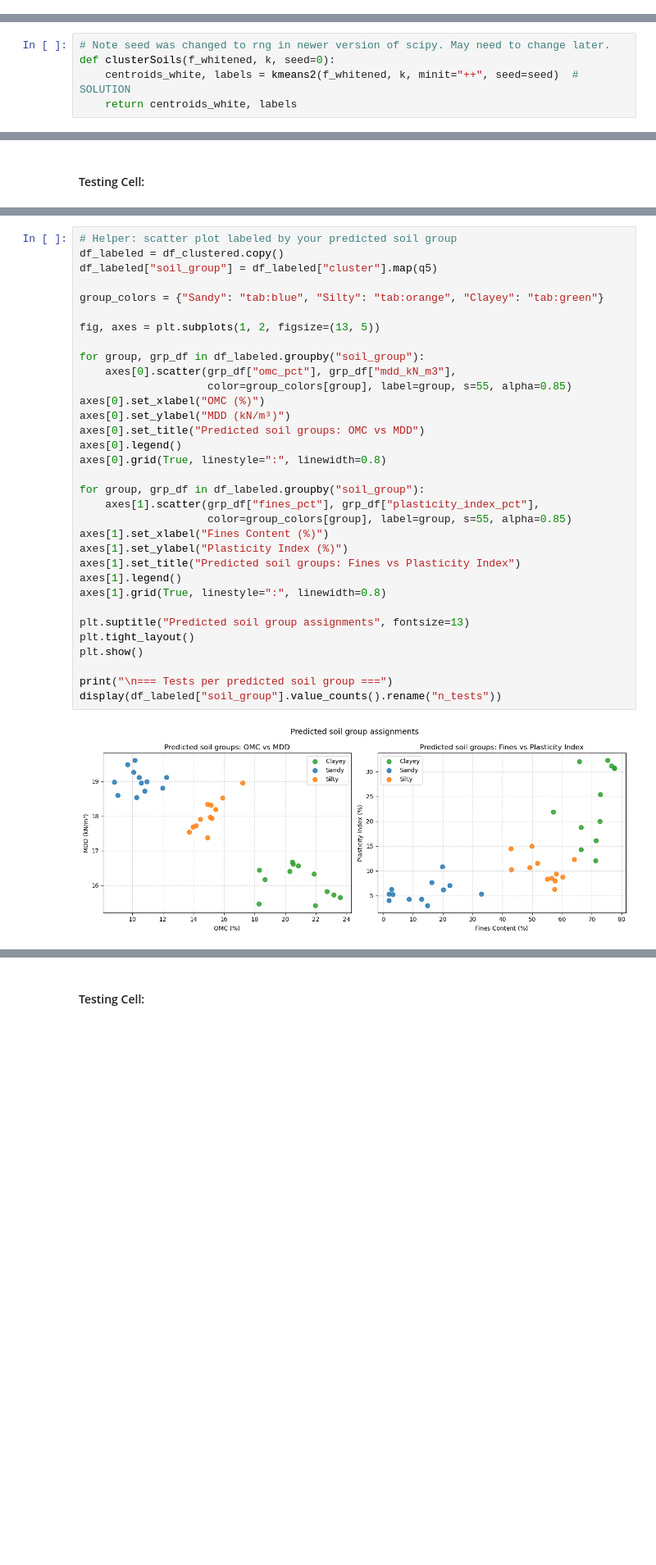
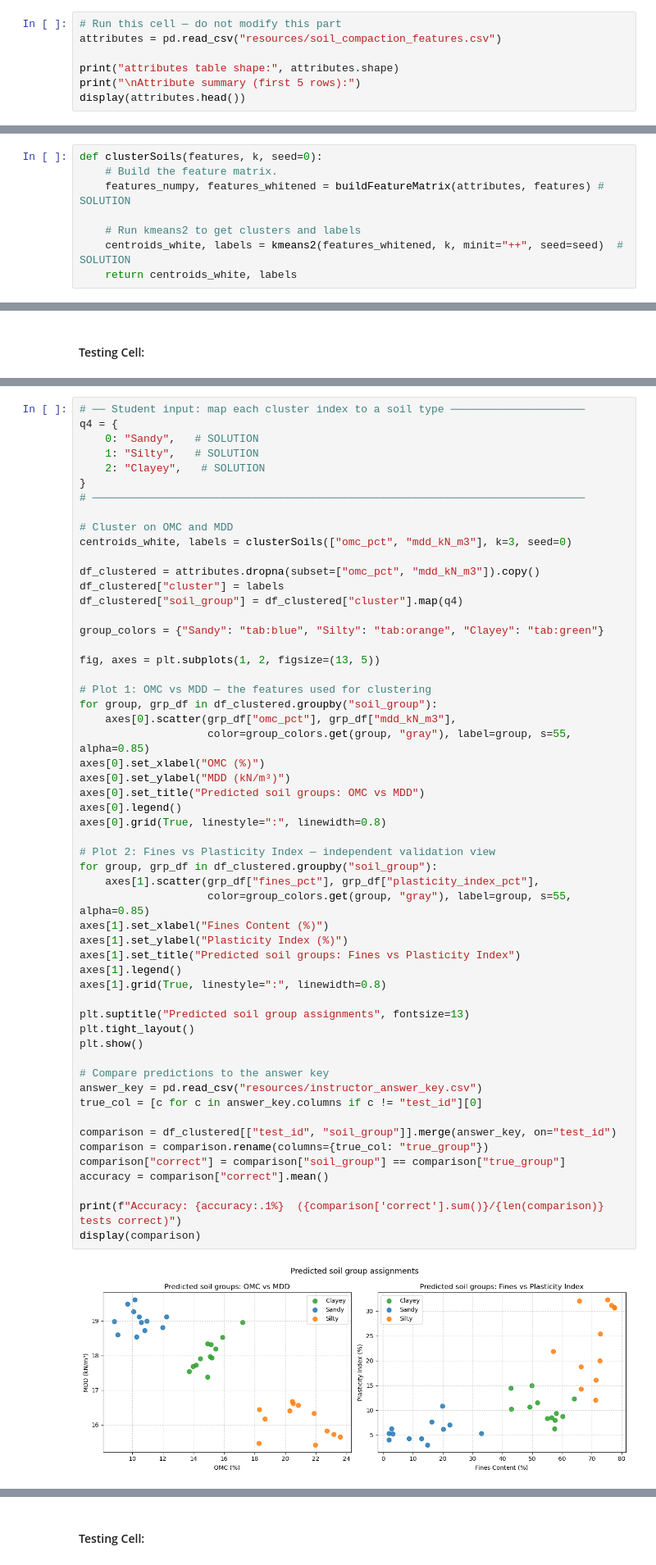
Before and after one commit to alexfrantzis77/gercode, a Jupyter notebook: geotech_kmeans_homework_package/dist/autograder/geotech_kmeans_homework.ipynb, the cells around one changed output, grey strips where cells are left out. Shown at 82% size. Cells and saved outputs as stored; diff of their text form; blank space fills up the shorter version.

```diff
--- a/geotech_kmeans_homework_package/dist/autograder/geotech_kmeans_homework.ipynb
+++ b/geotech_kmeans_homework_package/dist/autograder/geotech_kmeans_homework.ipynb
@@ -279,0 +270,7 @@ grader.check("q2")
+# %%
+# Run this cell — do not modify this part
+attributes = pd.read_csv("resources/soil_compaction_features.csv")
+
+print("attributes table shape:", attributes.shape)
+print("\nAttribute summary (first 5 rows):")
+display(attributes.head())
@@ -414,6 +349,9 @@ Write a function named `clusterSoils` that applies `kmeans2` to a whitened featu
 # %%
-# Note seed was changed to rng in newer version of scipy. May need to change later.
-def clusterSoils(f_whitened, k, seed=0):
-    centroids_white, labels = kmeans2(f_whitened, k, minit="++", seed=seed)  # SOLUTION
+def clusterSoils(features, k, seed=0):
+    # Build the feature matrix.
+    features_numpy, features_whitened = buildFeatureMatrix(attributes, features) # SOLUTION
+
+    # Run kmeans2 to get clusters and labels
+    centroids_white, labels = kmeans2(features_whitened, k, minit="++", seed=seed)  # SOLUTION
     return centroids_white, labels
 # %% [markdown]
@@ -555,35 +444,57 @@ Once you have filled in `q5`, run the helper cell below to see your predicted so
 # %%
-# Helper: scatter plot labeled by your predicted soil group
-df_labeled = df_clustered.copy()
-df_labeled["soil_group"] = df_labeled["cluster"].map(q5)
+# ── Student input: map each cluster index to a soil type ─────────────────────
+q4 = {
+    0: "Sandy",   # SOLUTION
+    1: "Silty",   # SOLUTION
+    2: "Clayey",   # SOLUTION
+}
+# ─────────────────────────────────────────────────────────────────────────────
+
+# Cluster on OMC and MDD
+centroids_white, labels = clusterSoils(["omc_pct", "mdd_kN_m3"], k=3, seed=0)
+
+df_clustered = attributes.dropna(subset=["omc_pct", "mdd_kN_m3"]).copy()
+df_clustered["cluster"] = labels
+df_clustered["soil_group"] = df_clustered["cluster"].map(q4)
 
 group_colors = {"Sandy": "tab:blue", "Silty": "tab:orange", "Clayey": "tab:green"}
 
 fig, axes = plt.subplots(1, 2, figsize=(13, 5))
 
-for group, grp_df in df_labeled.groupby("soil_group"):
+# Plot 1: OMC vs MDD — the features used for clustering
+for group, grp_df in df_clustered.groupby("soil_group"):
     axes[0].scatter(grp_df["omc_pct"], grp_df["mdd_kN_m3"],
-                    color=group_colors[group], label=group, s=55, alpha=0.85)
+                    color=group_colors.get(group, "gray"), label=group, s=55, alpha=0.85)
 axes[0].set_xlabel("OMC (%)")
 axes[0].set_ylabel("MDD (kN/m³)")
 axes[0].set_title("Predicted soil groups: OMC vs MDD")
 axes[0].legend()
 axes[0].grid(True, linestyle=":", linewidth=0.8)
 
-for group, grp_df in df_labeled.groupby("soil_group"):
+# Plot 2: Fines vs Plasticity Index — independent validation view
+for group, grp_df in df_clustered.groupby("soil_group"):
     axes[1].scatter(grp_df["fines_pct"], grp_df["plasticity_index_pct"],
-                    color=group_colors[group], label=group, s=55, alpha=0.85)
+                    color=group_colors.get(group, "gray"), label=group, s=55, alpha=0.85)
 axes[1].set_xlabel("Fines Content (%)")
 axes[1].set_ylabel("Plasticity Index (%)")
 axes[1].set_title("Predicted soil groups: Fines vs Plasticity Index")
 axes[1].legend()
 axes[1].grid(True, linestyle=":", linewidth=0.8)
 
 plt.suptitle("Predicted soil group assignments", fontsize=13)
 plt.tight_layout()
 plt.show()
 
-print("\n=== Tests per predicted soil group ===")
-display(df_labeled["soil_group"].value_counts().rename("n_tests"))
+# Compare predictions to the answer key
+answer_key = pd.read_csv("resources/instructor_answer_key.csv")
+true_col = [c for c in answer_key.columns if c != "test_id"][0]
+
+comparison = df_clustered[["test_id", "soil_group"]].merge(answer_key, on="test_id")
+comparison = comparison.rename(columns={true_col: "true_group"})
+comparison["correct"] = comparison["soil_group"] == comparison["true_group"]
+accuracy = comparison["correct"].mean()
+
+print(f"Accuracy: {accuracy:.1%}  ({comparison['correct'].sum()}/{len(comparison)} tests correct)")
+display(comparison)
 # %% [output]
-[figure, old version]
+[figure, new version]
```
Also changed, not shown: parts of 52 cells of this notebook, 4 other files.
